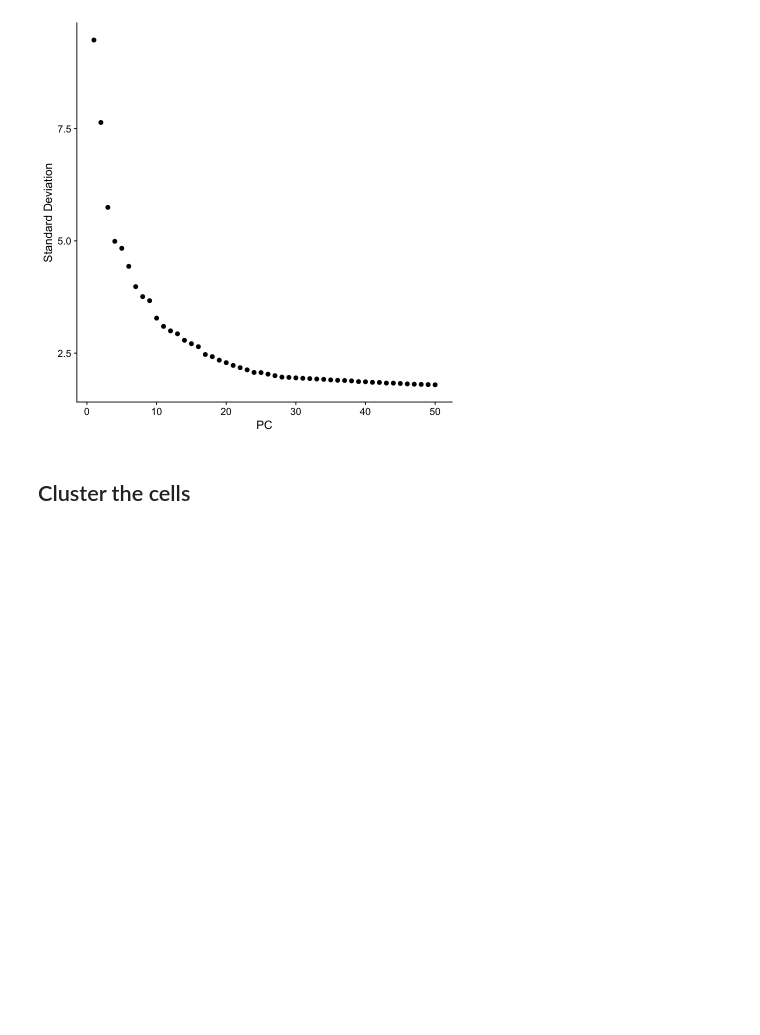
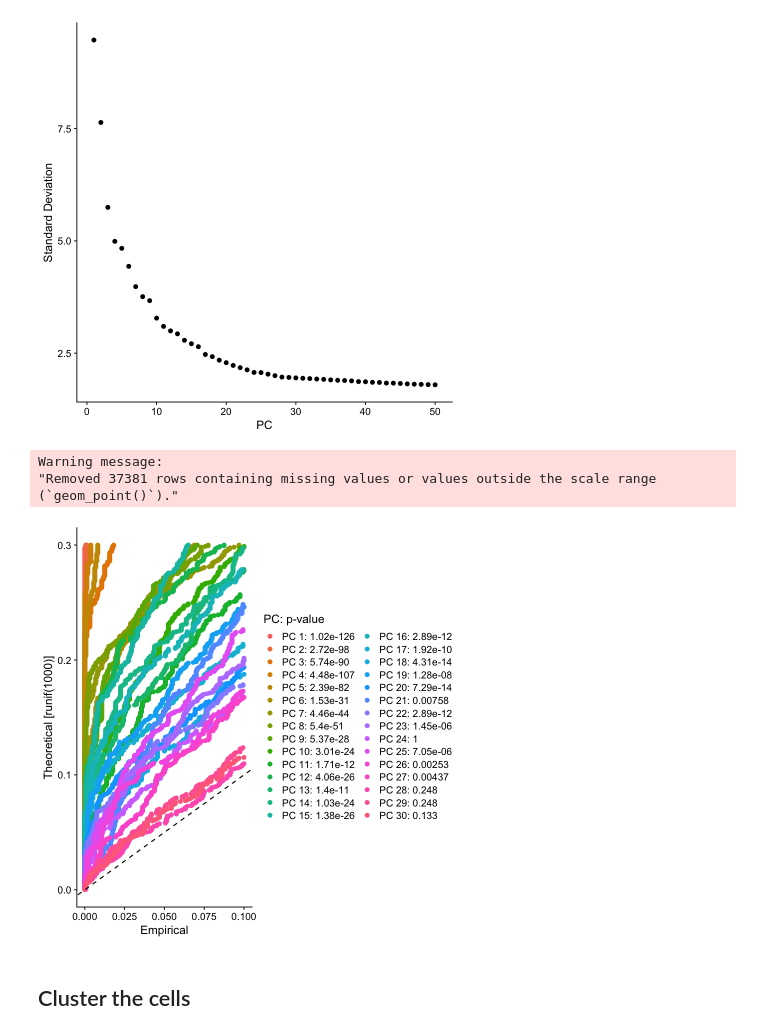
Before and after one commit to rominabai/mouse-amygdala-opioid-dependence, a Jupyter notebook: Analysis.ipynb, the cells around one changed output. Cells and saved outputs as stored; diff of their text form; code cells hidden in the pictures; blank space fills up the shorter version.

```diff
--- a/Analysis.ipynb
+++ b/Analysis.ipynb
@@ -202,6 +202,17 @@ DimHeatmap(N1, dims = 1:12, cells = 500, balanced = TRUE)
 ElbowPlot(N1, ndims = 50)
 # %% [output]
 [figure]
+# %%
+# Calculate the statistical significance of each PC
+# The p-value of the first 23 PCs show significance so I will continue with those
+N1 <- JackStraw(N1, dims = 30)
+N1 <- ScoreJackStraw(N1, dims = 1:30)
+JackStrawPlot(N1, dims = 1:30, reduction = 'pca')
+# %% [output]
+Warning message:
+"Removed 37381 rows containing missing values or values outside the scale range
+(`geom_point()`)."
+[figure, added]
 # %% [markdown]
 ## Cluster the cells
 # %%
```
Also changed, not shown: parts of 8 cells of this notebook.
